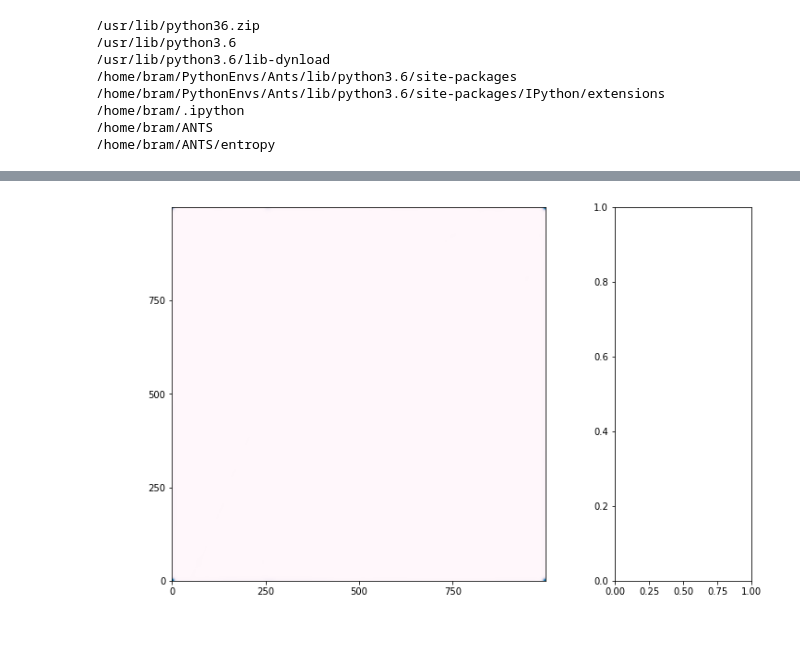
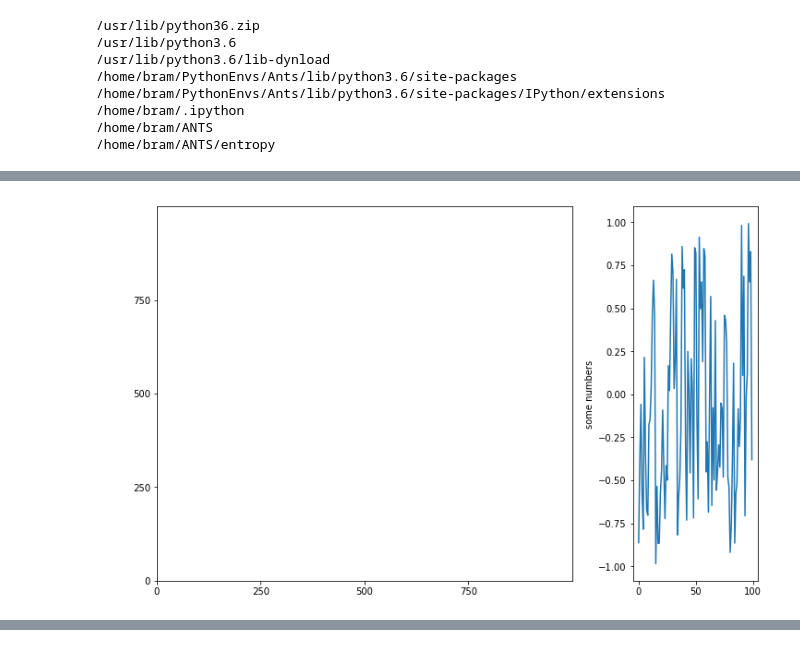
Before and after one commit to Elmosnewshoes/Stigmergy, a Jupyter notebook: Notebooks/sim_live.ipynb, the cells around one changed output, grey strips where cells are left out. Cells and saved outputs as stored; diff of their text form; code cells hidden in the pictures.

Commit message:
updates to make the simulator work
Former-commit-id: af07c552a9f8f37545095414eabbb9768f3bac75

```diff
--- a/Notebooks/sim_live.ipynb
+++ b/Notebooks/sim_live.ipynb
@@ -94,7 +115,7 @@ from cythonic.plugins.dummy_dicts import ant_dict, queen_dict, domain_dict, gaus
 from cythonic.core.sim_controller cimport Sim
 from cythonic.core.visualization import StigmergyPlot
 
-sim_dict['steps'] = 10
+sim_dict['steps'] = 100
 
 import time
 from IPython.display import display, clear_output
@@ -112,34 +133,42 @@ cdef class live_sim(Sim):
                                    colormap = 'blue', figsize = (10,6), shown = 'all')
 
 
 
     def setup_sim(self, str deposit_style, dict deposit_dict, dict gauss_dict, unsigned int display_interval):
         " prepare the simulation "
         self.set_depositing(deposit_style, deposit_dict )
         self.set_gaussian(**gauss_dict)
         self.interval = display_interval
 
     cpdef void run_sim(self):
         cdef unsigned int i
         for i in range(self.steps):
             self.sim_step()
             if i%self.interval == 0:
                 self.chart.draw_stigmergy(simulator.domain.Map.map)
                 display(self.chart.fig)
                 clear_output(wait = True)
 
 
 
 #     def setup_sim()
 
 cdef live_sim simulator = live_sim(queen_args = queen_dict, domain_args=domain_dict, sim_args = sim_dict)
 
 
 
-simulator.setup_sim('constant', deposit_dict, gauss_dict, display_interval = 1,)
+simulator.setup_sim('constant', deposit_dict, gauss_dict, display_interval = 1000,)
 print(simulator.queen.count_active)
 simulator.sim_step()
-simulator.run_sim()
+# simulator.run_sim()
+clear_output(wait = True)
+
+import numpy as np
+import matplotlib.pyplot as plt
+x = np.arange(0,sim_dict['steps'],1)
+plt.plot(x,simulator.queen.state_list[0].noise_vec)
+plt.ylabel('some numbers')
+plt.show()
 # %% [output]
+[figure, new version]
 [interactive output not drawn]
-[figure, old version]
```
Also changed, not shown: parts of 1 cell of this notebook, 17 other files.
